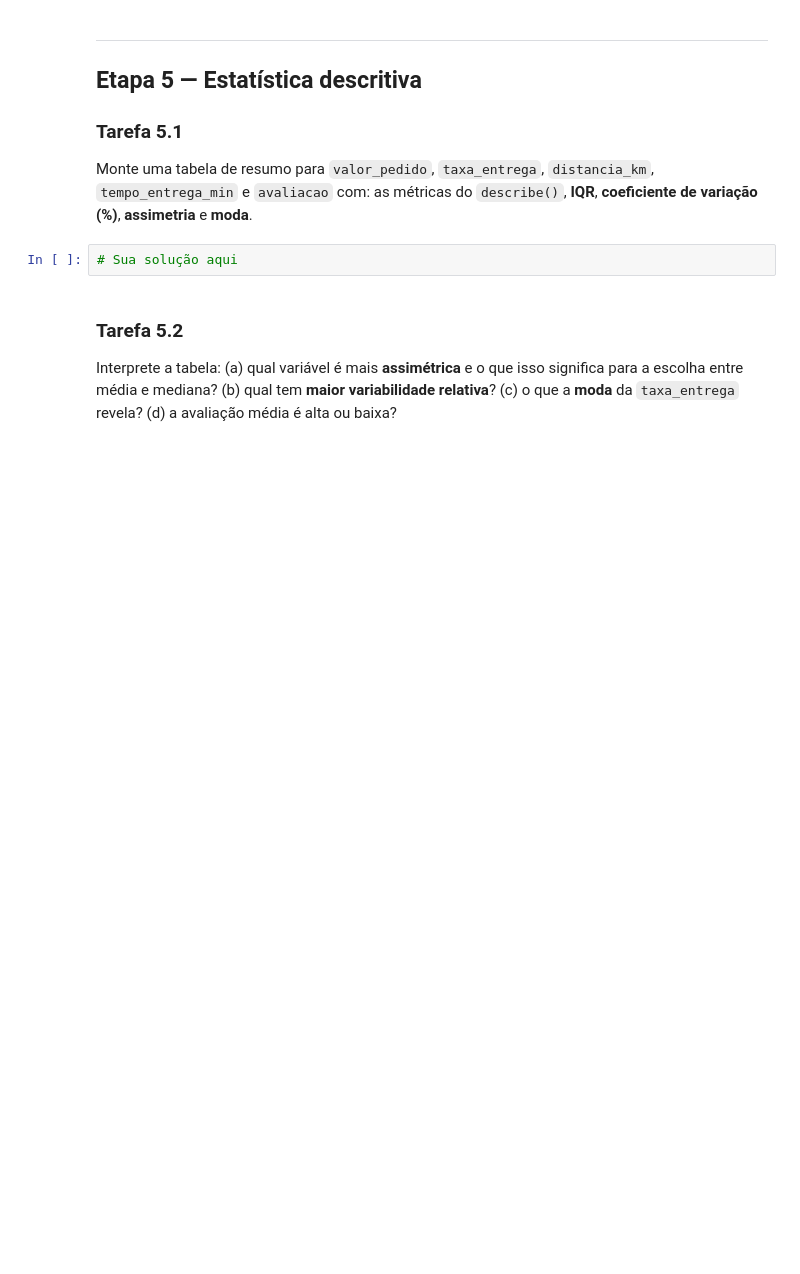
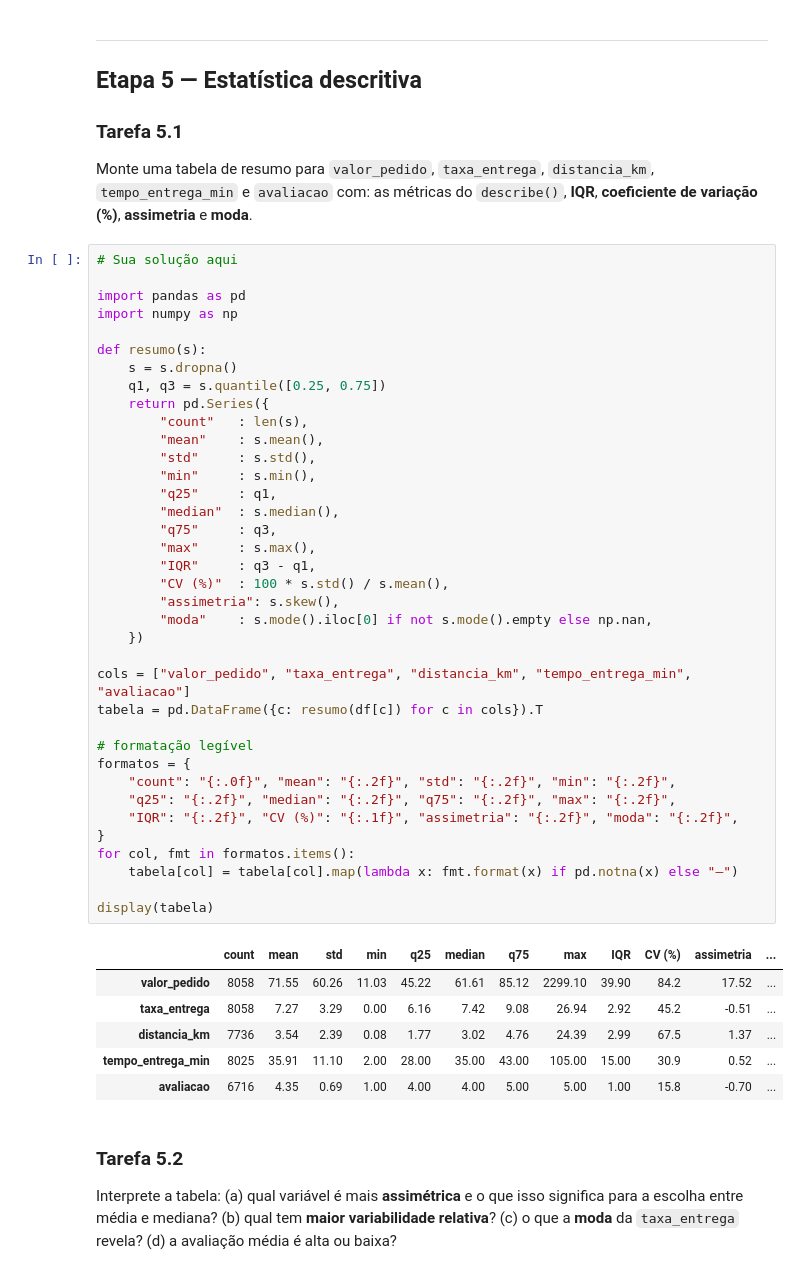
Before and after one commit to danielmassita/ADA1735-DS-PY-018, a Jupyter notebook: projeto_final.ipynb, the cells around one changed output. Drawn from its saved outputs; the diff is of its cells as text; blank space fills up the shorter version.

```diff
--- a/projeto_final.ipynb
+++ b/projeto_final.ipynb
@@ -255,6 +789,48 @@ print("Checkpoint dos outliers OK")
 Monte uma tabela de resumo para `valor_pedido`, `taxa_entrega`, `distancia_km`, `tempo_entrega_min` e `avaliacao` com: as métricas do `describe()`, **IQR**, **coeficiente de variação (%)**, **assimetria** e **moda**.
 # %%
 # Sua solução aqui
+
+import pandas as pd
+import numpy as np
+
+def resumo(s):
+    s = s.dropna()
+    q1, q3 = s.quantile([0.25, 0.75])
+    return pd.Series({
+        "count"   : len(s),
+        "mean"    : s.mean(),
+        "std"     : s.std(),
+        "min"     : s.min(),
+        "q25"     : q1,
+        "median"  : s.median(),
+        "q75"     : q3,
+        "max"     : s.max(),
+        "IQR"     : q3 - q1,
+        "CV (%)"  : 100 * s.std() / s.mean(),
+        "assimetria": s.skew(),
+        "moda"    : s.mode().iloc[0] if not s.mode().empty else np.nan,
+    })
+
+cols = ["valor_pedido", "taxa_entrega", "distancia_km", "tempo_entrega_min", "avaliacao"]
+tabela = pd.DataFrame({c: resumo(df[c]) for c in cols}).T
+
+# formatação legível
+formatos = {
+    "count": "{:.0f}", "mean": "{:.2f}", "std": "{:.2f}", "min": "{:.2f}",
+    "q25": "{:.2f}", "median": "{:.2f}", "q75": "{:.2f}", "max": "{:.2f}",
+    "IQR": "{:.2f}", "CV (%)": "{:.1f}", "assimetria": "{:.2f}", "moda": "{:.2f}",
+}
+for col, fmt in formatos.items():
+    tabela[col] = tabela[col].map(lambda x: fmt.format(x) if pd.notna(x) else "—")
+
+display(tabela)
+# %% [output]
+|  | count | mean | std | min | q25 | median | q75 | max | IQR | CV (%) | assimetria | ... |
+| valor_pedido | 8058 | 71.55 | 60.26 | 11.03 | 45.22 | 61.61 | 85.12 | 2299.10 | 39.90 | 84.2 | 17.52 | ... |
+| taxa_entrega | 8058 | 7.27 | 3.29 | 0.00 | 6.16 | 7.42 | 9.08 | 26.94 | 2.92 | 45.2 | -0.51 | ... |
+| distancia_km | 7736 | 3.54 | 2.39 | 0.08 | 1.77 | 3.02 | 4.76 | 24.39 | 2.99 | 67.5 | 1.37 | ... |
+| tempo_entrega_min | 8025 | 35.91 | 11.10 | 2.00 | 28.00 | 35.00 | 43.00 | 105.00 | 15.00 | 30.9 | 0.52 | ... |
+| avaliacao | 6716 | 4.35 | 0.69 | 1.00 | 4.00 | 4.00 | 5.00 | 5.00 | 1.00 | 15.8 | -0.70 | ... |
 # %% [markdown]
 ### Tarefa 5.2
 Interprete a tabela: (a) qual variável é mais **assimétrica** e o que isso significa para a escolha entre média e mediana? (b) qual tem **maior variabilidade relativa**? (c) o que a **moda** da `taxa_entrega` revela? (d) a avaliação média é alta ou baixa?
```
Also changed, not shown: parts of 51 cells of this notebook.
